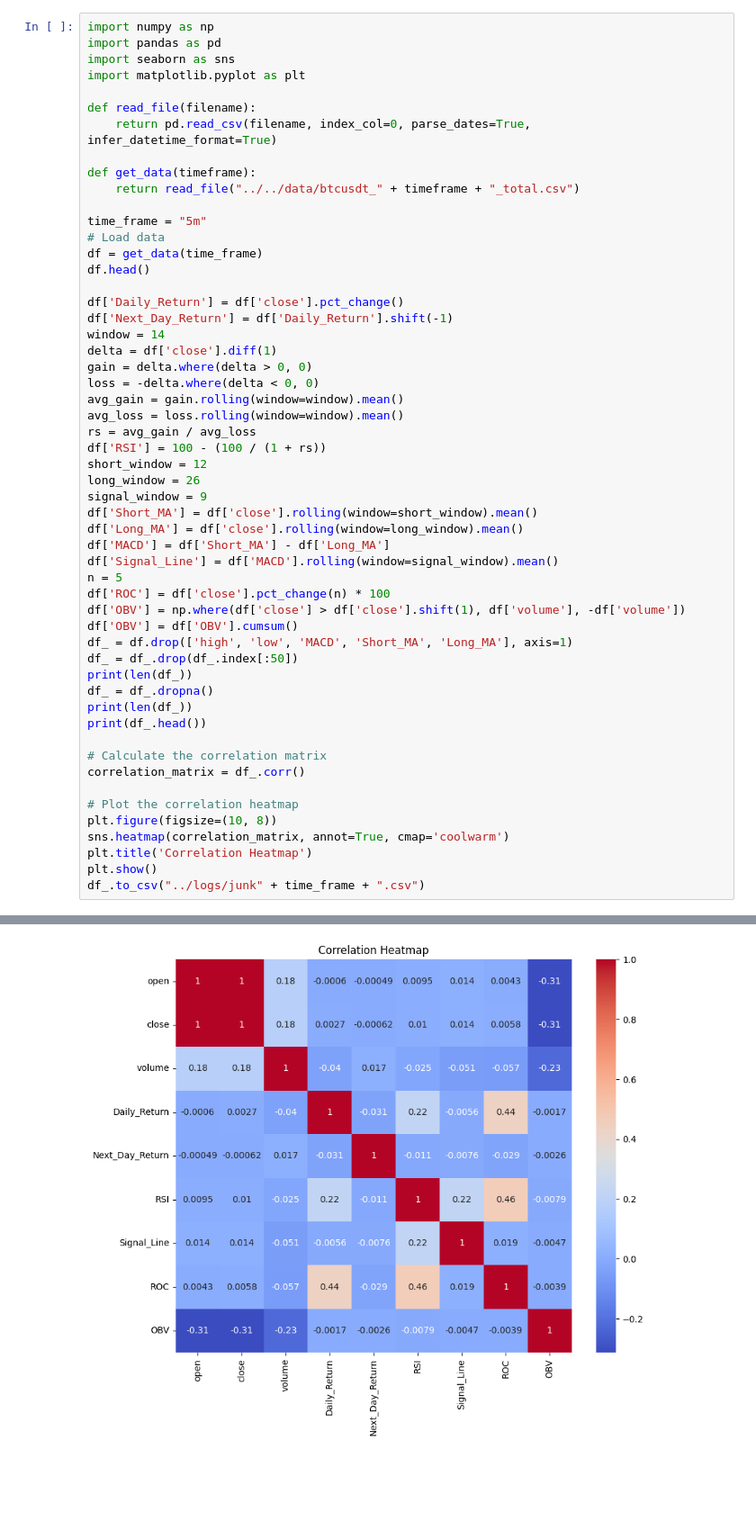
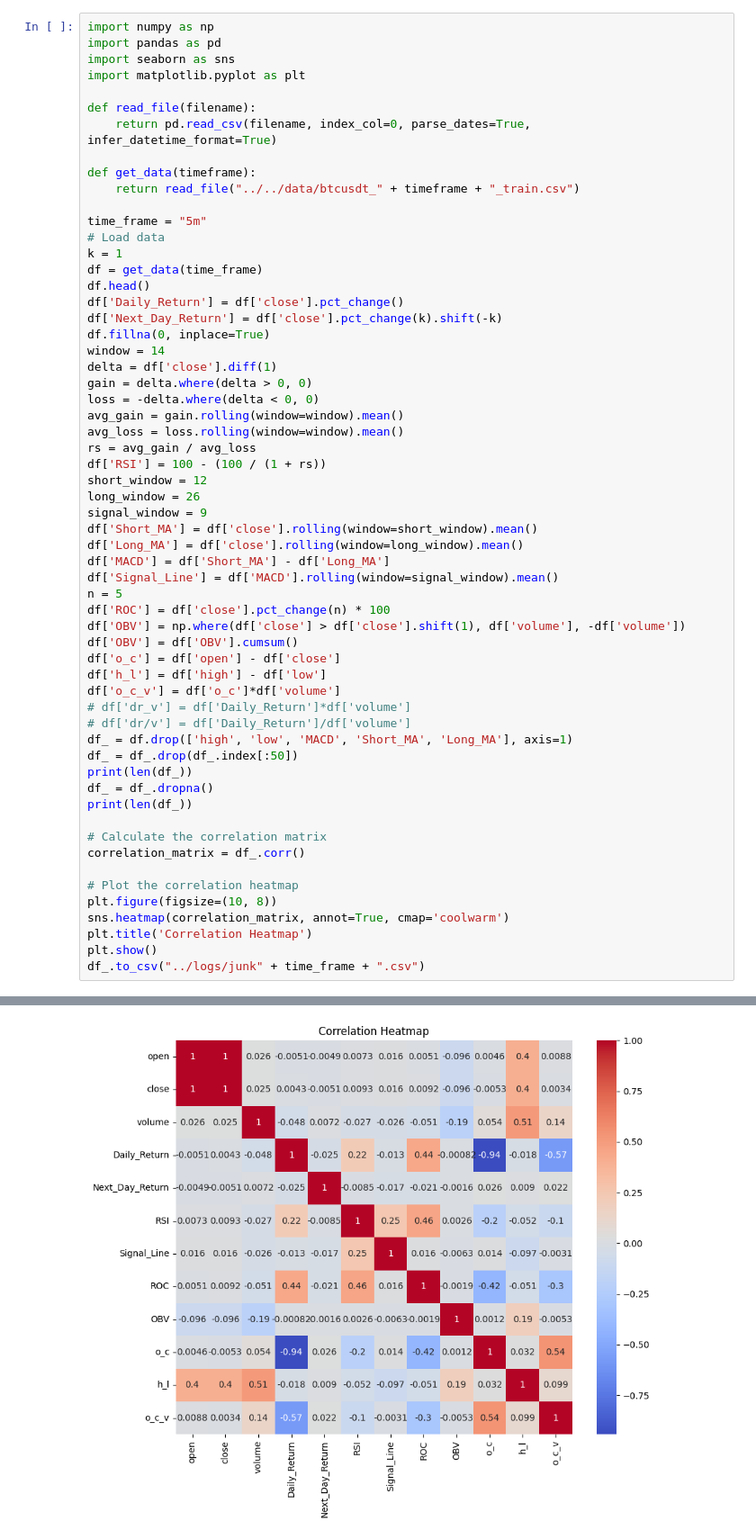
Before and after one commit to Doofinchmertz/ZeltaLabPS, a Jupyter notebook: BackTesting/src/strategies/insample_entire_data_lr.ipynb, the cells around one changed output, grey strips where cells are left out. Shown at 90% size. Saved outputs shown, nothing was run; the diff lists cells and outputs as text; blank space fills up the shorter version.

```diff
--- a/BackTesting/src/strategies/insample_entire_data_lr.ipynb
+++ b/BackTesting/src/strategies/insample_entire_data_lr.ipynb
@@ -8,15 +8,16 @@ def read_file(filename):
     return pd.read_csv(filename, index_col=0, parse_dates=True, infer_datetime_format=True)
 
 def get_data(timeframe):
-    return read_file("../../data/btcusdt_" + timeframe + "_total.csv")
+    return read_file("../../data/btcusdt_" + timeframe + "_train.csv")
 
 time_frame = "5m"
 # Load data
+k = 1
 df = get_data(time_frame)
 df.head()
-
 df['Daily_Return'] = df['close'].pct_change()
-df['Next_Day_Return'] = df['Daily_Return'].shift(-1)
+df['Next_Day_Return'] = df['close'].pct_change(k).shift(-k)
+df.fillna(0, inplace=True)
 window = 14
 delta = df['close'].diff(1)
 gain = delta.where(delta > 0, 0)
@@ -36,12 +37,16 @@ n = 5
 df['ROC'] = df['close'].pct_change(n) * 100
 df['OBV'] = np.where(df['close'] > df['close'].shift(1), df['volume'], -df['volume'])
 df['OBV'] = df['OBV'].cumsum()
+df['o_c'] = df['open'] - df['close']
+df['h_l'] = df['high'] - df['low']
+df['o_c_v'] = df['o_c']*df['volume']
+# df['dr_v'] = df['Daily_Return']*df['volume']
+# df['dr/v'] = df['Daily_Return']/df['volume']
 df_ = df.drop(['high', 'low', 'MACD', 'Short_MA', 'Long_MA'], axis=1)
 df_ = df_.drop(df_.index[:50])
 print(len(df_))
 df_ = df_.dropna()
 print(len(df_))
-print(df_.head())
 
 # Calculate the correlation matrix
 correlation_matrix = df_.corr()
@@ -73 +63 @@ datetime
-[figure, old version]
+[figure, new version]
```
Also changed, not shown: parts of 5 cells of this notebook, 8 other files.
